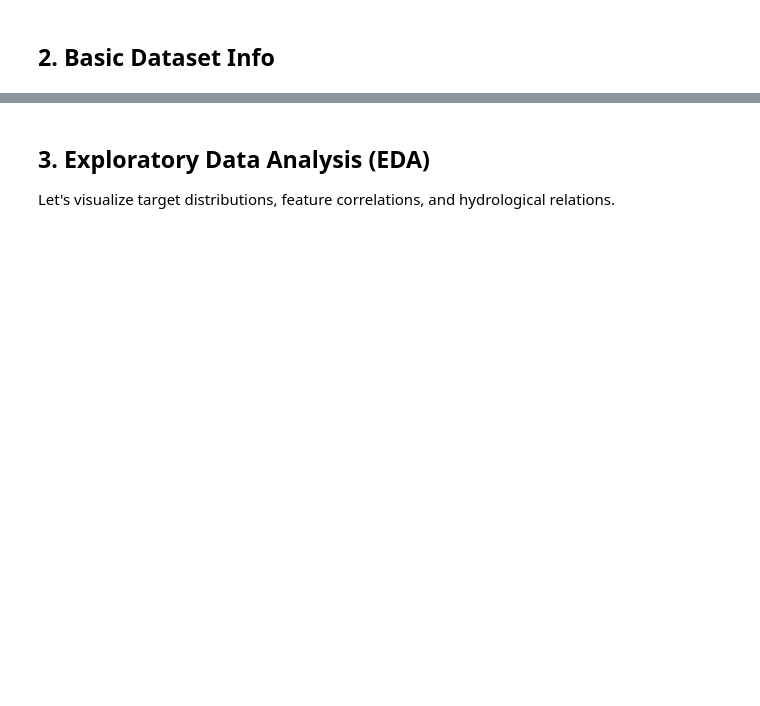
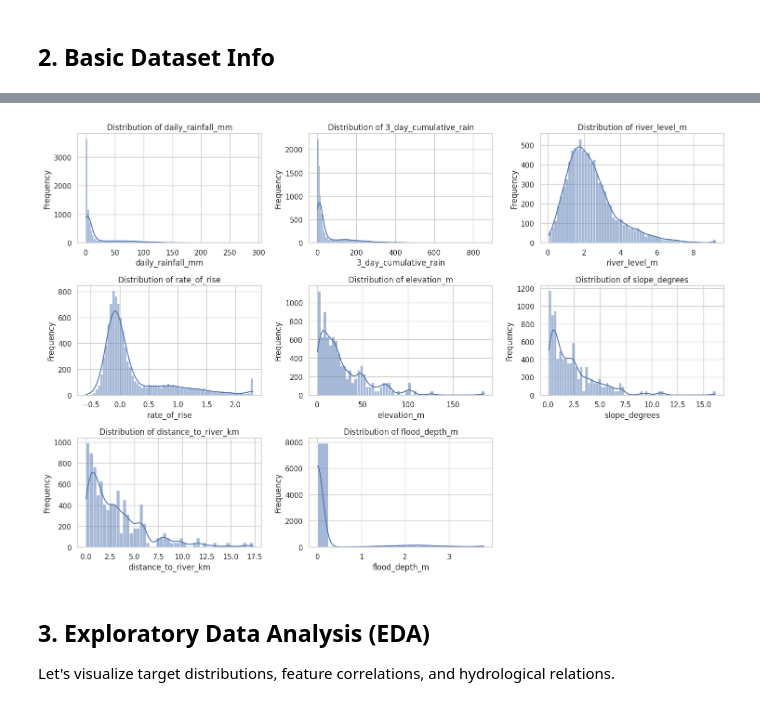
Before and after one commit to NadeekaSA/AI-Powered-Flood-Risk-Prediction-and-Early-Warning-System-for-Sri-Lanka, a Jupyter notebook: backend/dataset/flood_eda.ipynb, the cells around one changed output, grey strips where cells are left out. Cells and saved outputs as stored; diff of their text form; code cells hidden in the pictures; blank space fills up the shorter version.

```diff
--- a/backend/dataset/flood_eda.ipynb
+++ b/backend/dataset/flood_eda.ipynb
@@ -28,3 +111,17 @@ df.describe()
+# %%
+numerical_features = ['daily_rainfall_mm', '3_day_cumulative_rain', 'river_level_m', 'rate_of_rise', 'elevation_m', 'slope_degrees', 'distance_to_river_km', 'flood_depth_m']
+
+plt.figure(figsize=(15, 10))
+for i, feature in enumerate(numerical_features):
+    plt.subplot(3, 3, i + 1)
+    sns.histplot(df[feature], kde=True)
+    plt.title(f'Distribution of {feature}')
+    plt.xlabel(feature)
+    plt.ylabel('Frequency')
+plt.tight_layout()
+plt.show()
+# %% [output]
+[figure, added]
 # %% [markdown]
 ## 3. Exploratory Data Analysis (EDA)
 Let's visualize target distributions, feature correlations, and hydrological relations.
```
Also changed, not shown: parts of 48 cells of this notebook.
